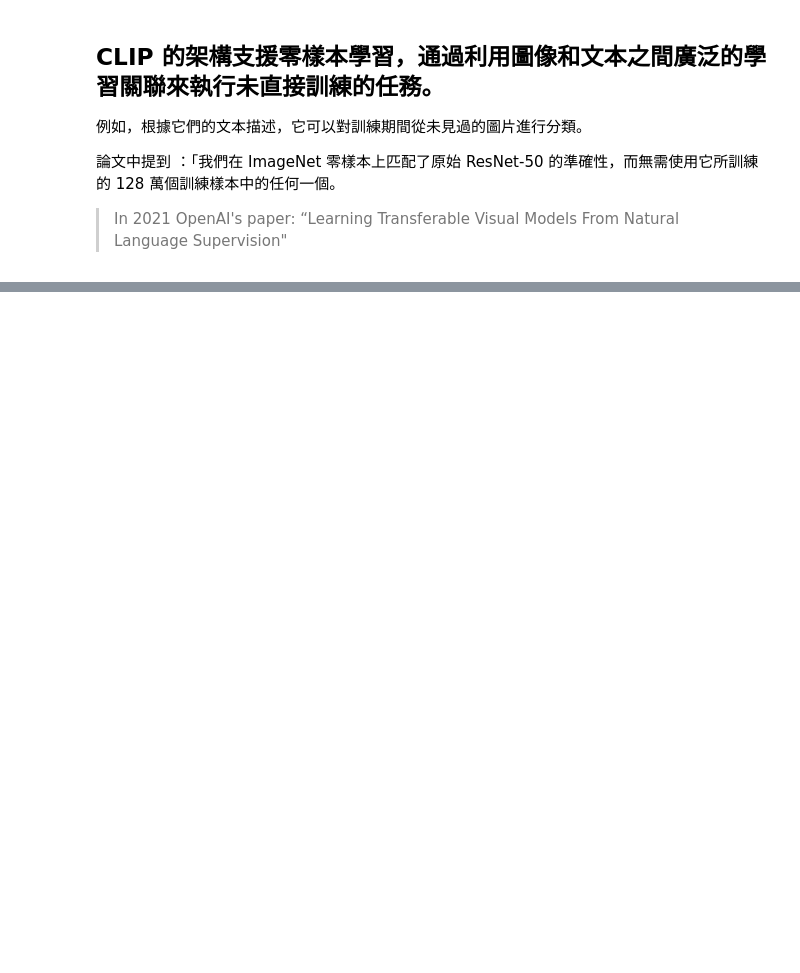
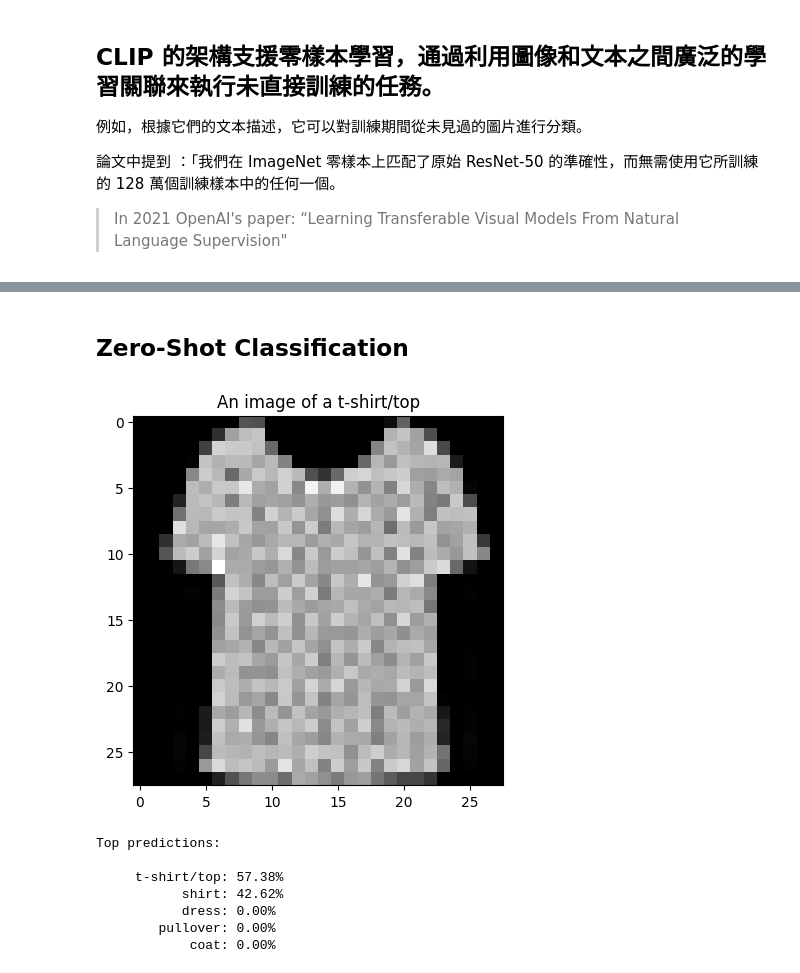
Before and after one commit to leonjyentub/CompVision2025, a Jupyter notebook: 16_1_CLIP_from_scratch_1.ipynb, the cells around one changed output, grey strips where cells are left out. Cells and saved outputs as stored; diff of their text form; code cells hidden in the pictures; blank space fills up the shorter version.

```diff
--- a/16_1_CLIP_from_scratch_1.ipynb
+++ b/16_1_CLIP_from_scratch_1.ipynb
@@ -100,0 +310,19 @@ class CLIPModel(nn.Module):
+# %%
+optimizer = optim.Adam(model.parameters(), lr=lr)
+
+best_loss = np.inf
+for epoch in range(epochs):
+    for i, data in enumerate(train_loader, 0):
+        img, cap, mask = data["image"].to(device), data["caption"].to(device), data["mask"].to(device)
+        loss = model(img,cap,mask)
+        optimizer.zero_grad()
+        loss.backward()
+        optimizer.step()
+
+    print(f"Epoch [{epoch+1}/{epochs}], Batch Loss: {loss.item():.3f}")
+
+    # Saves model if it performed better than the previous best
+    if loss.item() <= best_loss:
+        best_loss = loss.item()
+        torch.save(model.state_dict(), "clip_from_scratch.pt")
+        print("Model Saved.")
@@ -100,0 +370,54 @@ class CLIPModel(nn.Module):
+# %% [markdown]
+## Zero-Shot Classification
+# %%
+# Loading Best Model
+model = CLIP(emb_dim, vit_width, img_size, patch_size, n_channels, vit_layers, vit_heads, vocab_size, text_width, max_seq_length, text_heads, text_layers).to(device)
+model.load_state_dict(torch.load("clip_from_scratch.pt", map_location=device))
+
+
+# Captions to compare images to
+class_names =["t-shirt/top",
+                        "trousers",
+                        "pullover",
+                        "dress",
+                        "coat",
+                        "sandal",
+                        "shirt",
+                        "sneaker",
+                        "bag",
+                        "ankle boot"]
+
+text = torch.stack([tokenizer(x)[0] for x in class_names]).to(device)
+mask = torch.stack([tokenizer(x)[1] for x in class_names])
+mask = mask.repeat(1,len(mask[0])).reshape(len(mask),len(mask[0]),len(mask[0])).to(device)
+
+idx = 1000
+
+img = test_set[idx]["image"][None,:]
+plt.imshow(img[0].permute(1, 2, 0)  ,cmap="gray")
+plt.title(tokenizer(test_set[idx]["caption"], encode=False, mask=test_set[idx]["mask"][0])[0])
+plt.show()
+img = img.to(device)
+with torch.no_grad():
+  image_features = model.image_encoder(img)
+  text_features = model.text_encoder(text, mask=mask)
+
+
+image_features /= image_features.norm(dim=-1, keepdim=True)
+text_features /= text_features.norm(dim=-1, keepdim=True)
+similarity = (100.0 * image_features @ text_features.T).softmax(dim=-1)
+values, indices = similarity[0].topk(5)
+
+# Print the result
+print("\nTop predictions:\n")
+for value, index in zip(values, indices):
+    print(f"{class_names[int(index)]:>16s}: {100 * value.item():.2f}%")
+# %% [output]
+[figure, added]
+Top predictions:
+
+     t-shirt/top: 57.38%
+           shirt: 42.62%
+           dress: 0.00%
+        pullover: 0.00%
+            coat: 0.00%
```
Also changed, not shown: parts of 24 cells of this notebook, 3 other files.
